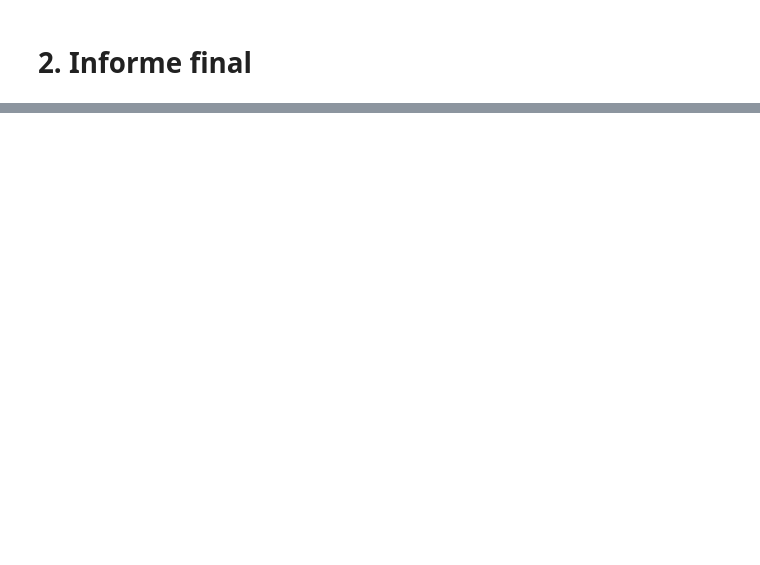
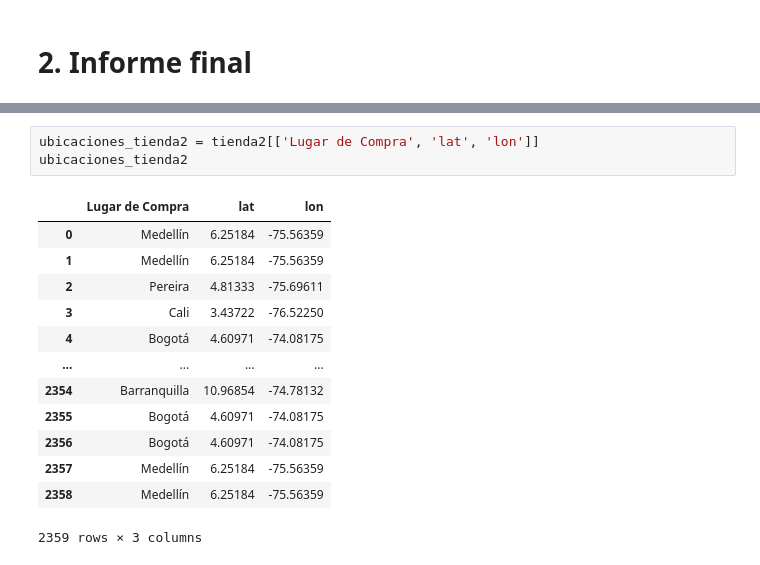
Before and after one commit to Anel-7/alura-store, a Jupyter notebook: alura_store.ipynb, the cells around one changed output, grey strips where cells are left out. Drawn from its saved outputs; the diff is of its cells as text; blank space fills up the shorter version.

```diff
--- a/alura_store.ipynb
+++ b/alura_store.ipynb
@@ -468,0 +468,17 @@ sns.barplot(
+# %%
+ubicaciones_tienda2 = tienda2[['Lugar de Compra', 'lat', 'lon']]
+ubicaciones_tienda2
+# %% [output]
+|  | Lugar de Compra | lat | lon |
+| 0 | Medellín | 6.25184 | -75.56359 |
+| 1 | Medellín | 6.25184 | -75.56359 |
+| 2 | Pereira | 4.81333 | -75.69611 |
+| 3 | Cali | 3.43722 | -76.52250 |
+| 4 | Bogotá | 4.60971 | -74.08175 |
+| ... | ... | ... | ... |
+| 2354 | Barranquilla | 10.96854 | -74.78132 |
+| 2355 | Bogotá | 4.60971 | -74.08175 |
+| 2356 | Bogotá | 4.60971 | -74.08175 |
+| 2357 | Medellín | 6.25184 | -75.56359 |
+| 2358 | Medellín | 6.25184 | -75.56359 |
+2359 rows × 3 columns
```
Also changed, not shown: parts of 17 cells of this notebook.
